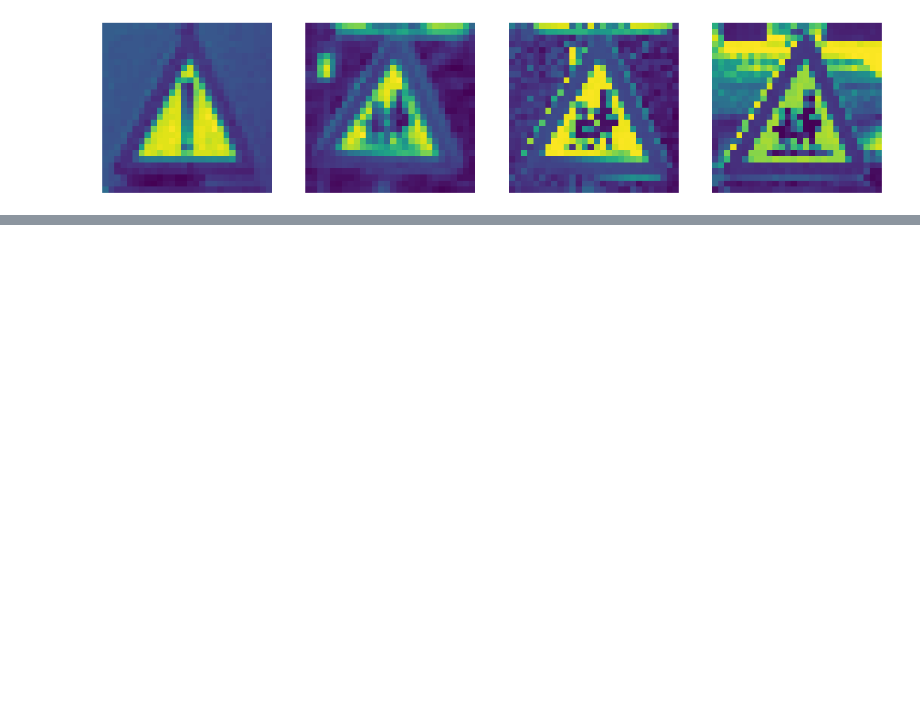
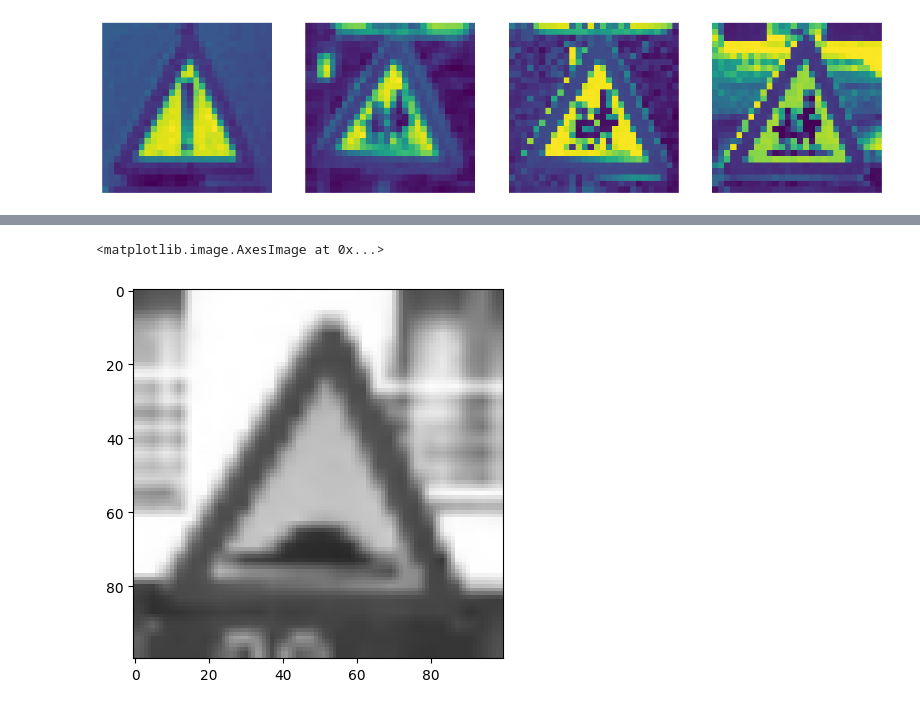
Before and after one commit to Faith927/BelgiumTS-Classification, a Jupyter notebook: A2_TrafficSigns.ipynb, the cells around one changed output, grey strips where cells are left out. Saved outputs shown, nothing was run; the diff lists cells and outputs as text; code cells hidden in the pictures; blank space fills up the shorter version.

Commit message:
Encode images into arrays using cv2

```diff
--- a/A2_TrafficSigns.ipynb
+++ b/A2_TrafficSigns.ipynb
@@ -207,0 +211,25 @@ for i in range(len(df)):
+# %%
+# Create a dataframe for mapping label
+df_labels = {
+    'hex/stop' : 0,
+    'Basmati' : 1,
+    'triangle/warning' : 2,
+    'triangle/giveway' : 3,
+    'diamond/rightofway': 4,
+    'square/continue' : 5,
+    'square/laneend' : 6,
+    'square/crossing' : 7,
+    'square/crossing' : 8,
+    'square/parking' : 9,
+    'round/limitedtraffic' : 10,
+    'round/speed' : 11,
+    'round/limitedtraffic' : 12,
+    'round/speed' : 13,
+    'round/trafficdirective': 14,
+    'round/noparking': 15,
+    'round/roundabout': 16,
+    'round/noentry': 17
+}
+# Encode
+df['encode_label'] = df['label'].map(df_labels)
+df.head()
@@ -207,0 +261,10 @@ for i in range(len(df)):
+# %%
+import cv2
+
+X = []
+for image in df['image name']:
+    image = cv2.imread(str(image))
+    #image = augment_function(image)
+    image = cv2.resize(image, (100, 100))
+    #image = image/255
+    X.append(image)
@@ -207,0 +292,5 @@ for i in range(len(df)):
+# %%
+plt.imshow(X[200])
+# %% [output]
+<matplotlib.image.AxesImage at 0x...>
+[figure, added]
```
Also changed, not shown: parts of 13 cells of this notebook.
